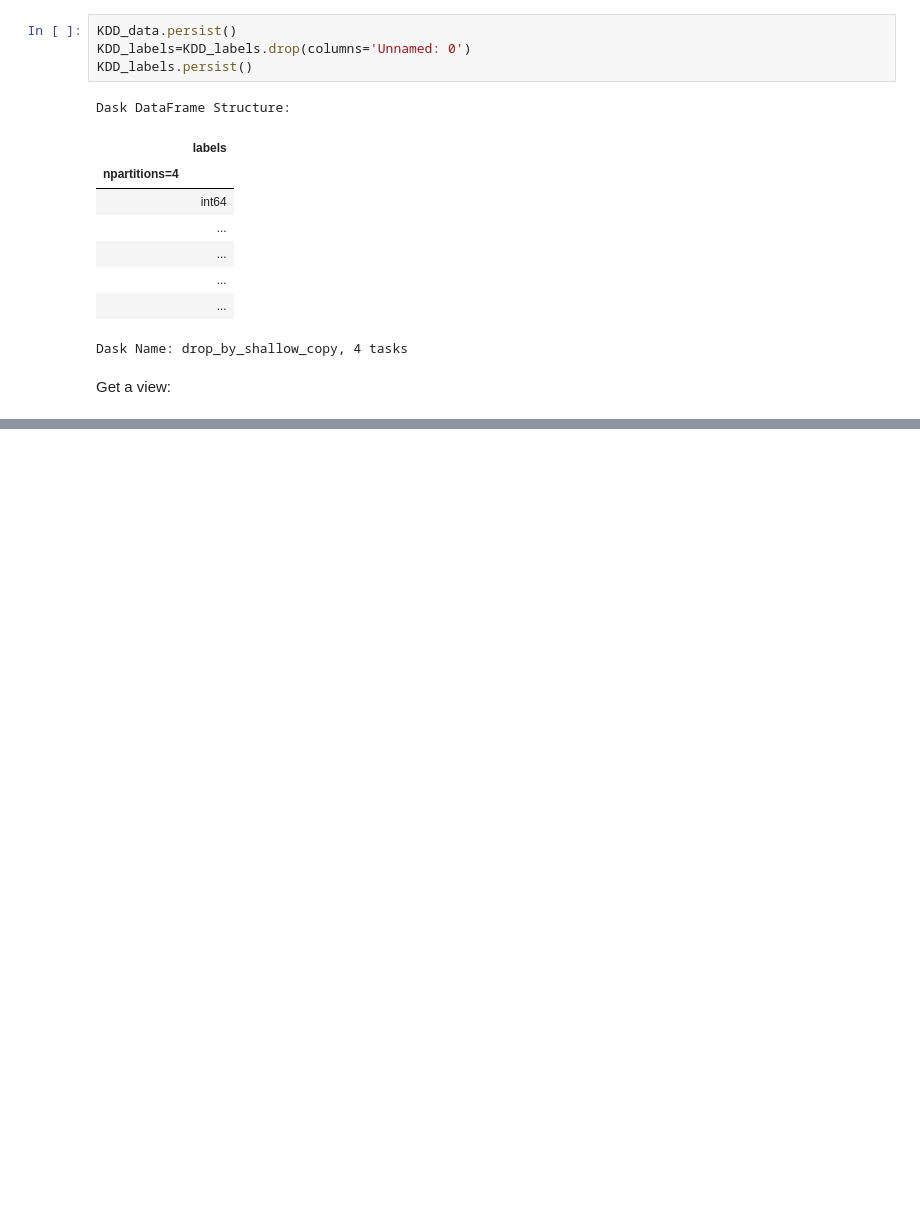
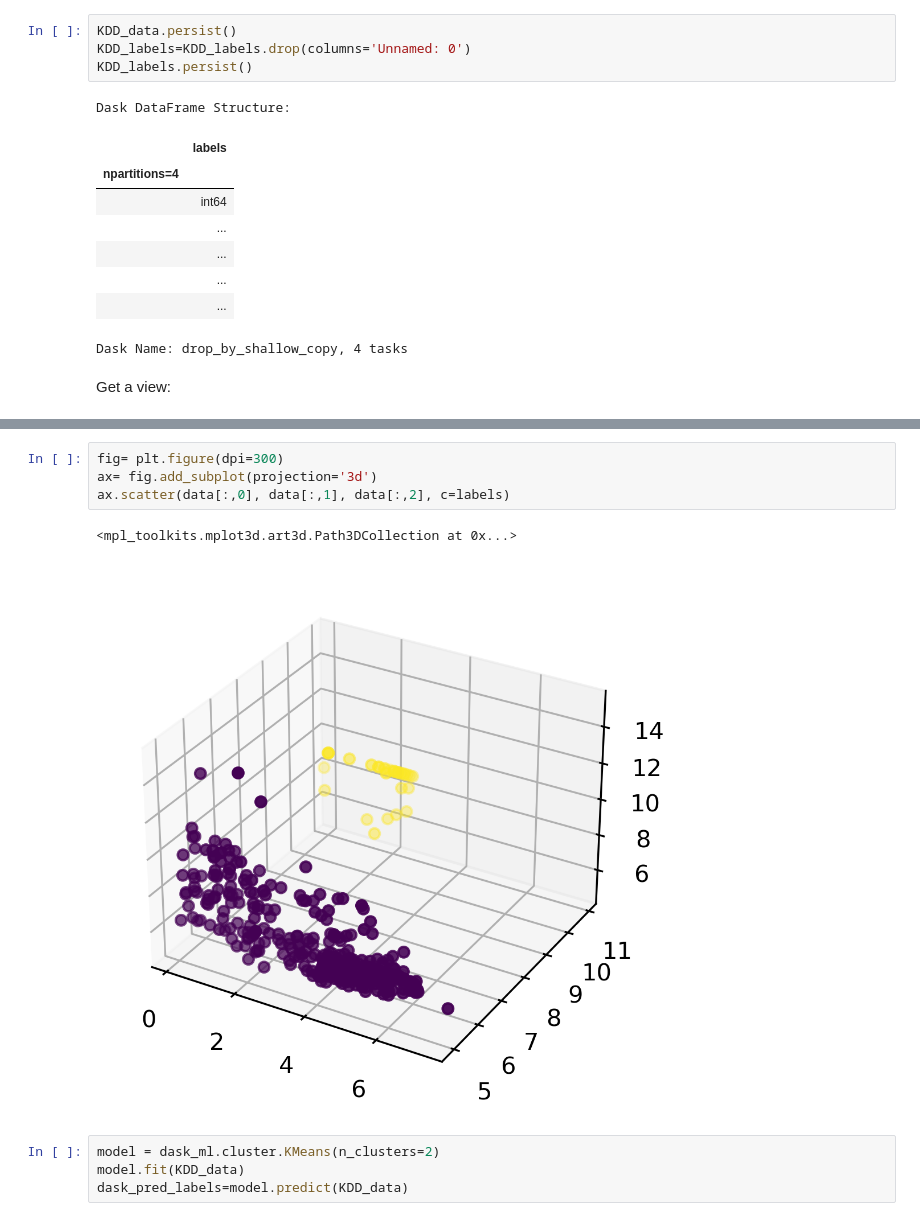
Before and after one commit to ElHuaco/Distributed-k-means, a Jupyter notebook: src/dask/notebooks/OUR CODE/Main.ipynb, the cells around one changed output, grey strips where cells are left out. Drawn from its saved outputs; the diff is of its cells as text; blank space fills up the shorter version.

Commit message:
dask fails

```diff
--- a/src/dask/notebooks/OUR CODE/Main.ipynb
+++ b/src/dask/notebooks/OUR CODE/Main.ipynb
@@ -502,0 +496,11 @@ ax.scatter(data[:,0], data[:,1], data[:,2], c=labels)
+# %%
+fig= plt.figure(dpi=300)
+ax= fig.add_subplot(projection='3d')
+ax.scatter(data[:,0], data[:,1], data[:,2], c=labels)
+# %% [output]
+<mpl_toolkits.mplot3d.art3d.Path3DCollection at 0x...>
+[figure, added]
+# %%
+model = dask_ml.cluster.KMeans(n_clusters=2)
+model.fit(KDD_data)
+dask_pred_labels=model.predict(KDD_data)
```
Also changed, not shown: parts of 25 cells of this notebook, 8 other files.
